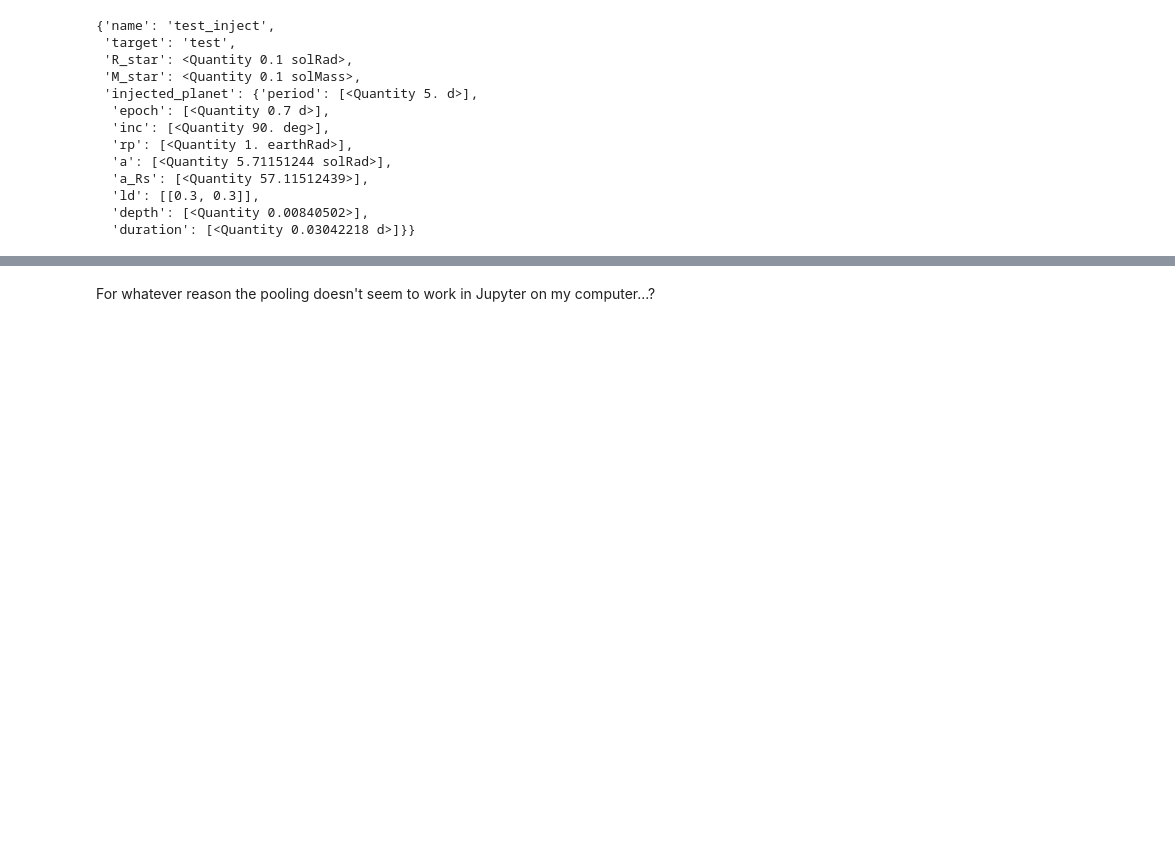
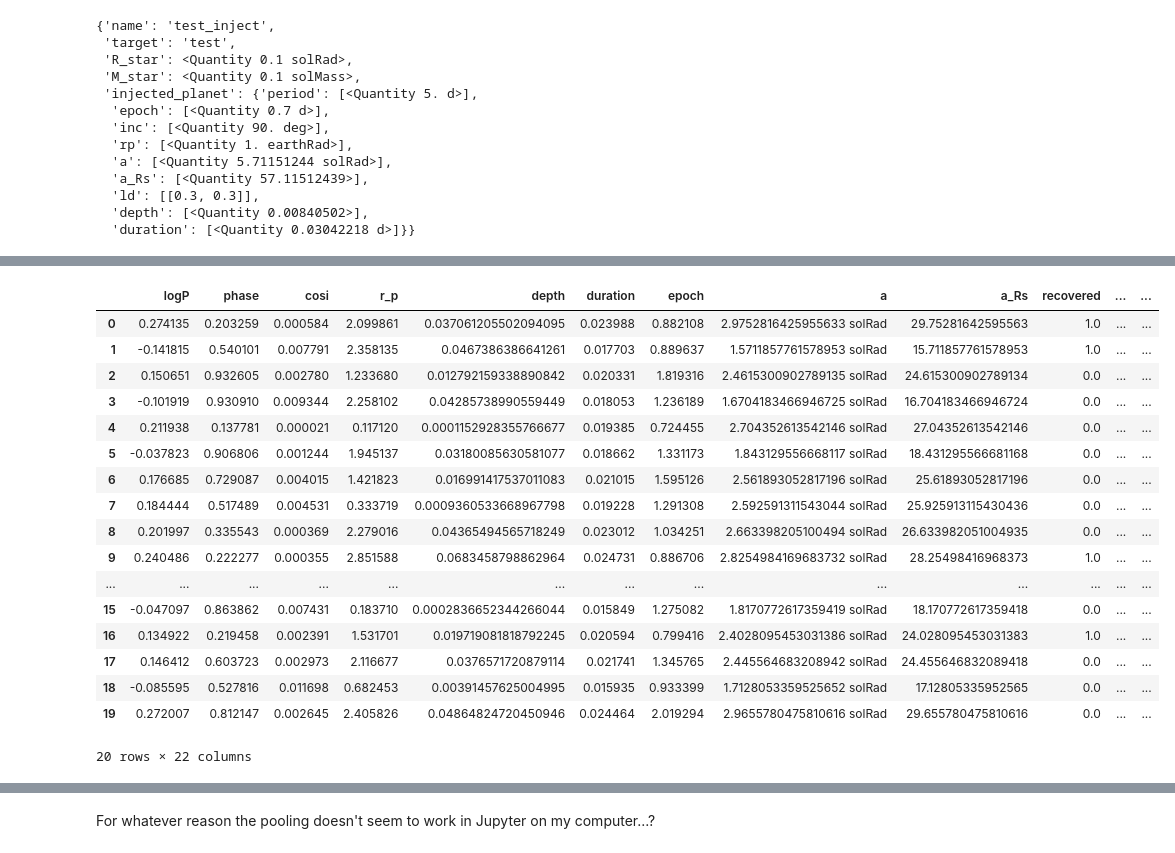
Before and after one commit to catrionamurray/occultence, a Jupyter notebook: occultence/notebooks/test_injecting_transits.ipynb, the cells around one changed output, grey strips where cells are left out. Saved outputs shown, nothing was run; the diff lists cells and outputs as text; code cells hidden in the pictures; blank space fills up the shorter version.

```diff
--- a/occultence/notebooks/test_injecting_transits.ipynb
+++ b/occultence/notebooks/test_injecting_transits.ipynb
@@ -79,2 +99,21 @@ results = targ.full_injection_recovery(nfake=10, pool=False, minimum_planet_radi
 # %%
-# results
+planets_df
+# %% [output]
+|  | logP | phase | cosi | r_p | depth | duration | epoch | a | a_Rs | recovered | ... | ... |
+| 0 | 0.274135 | 0.203259 | 0.000584 | 2.099861 | 0.037061205502094095 | 0.023988 | 0.882108 | 2.9752816425955633 solRad | 29.75281642595563 | 1.0 | ... | ... |
+| 1 | -0.141815 | 0.540101 | 0.007791 | 2.358135 | 0.0467386386641261 | 0.017703 | 0.889637 | 1.5711857761578953 solRad | 15.711857761578953 | 1.0 | ... | ... |
+| 2 | 0.150651 | 0.932605 | 0.002780 | 1.233680 | 0.012792159338890842 | 0.020331 | 1.819316 | 2.4615300902789135 solRad | 24.615300902789134 | 0.0 | ... | ... |
+| 3 | -0.101919 | 0.930910 | 0.009344 | 2.258102 | 0.04285738990559449 | 0.018053 | 1.236189 | 1.6704183466946725 solRad | 16.704183466946724 | 0.0 | ... | ... |
+| 4 | 0.211938 | 0.137781 | 0.000021 | 0.117120 | 0.0001152928355766677 | 0.019385 | 0.724455 | 2.704352613542146 solRad | 27.04352613542146 | 0.0 | ... | ... |
+| 5 | -0.037823 | 0.906806 | 0.001244 | 1.945137 | 0.03180085630581077 | 0.018662 | 1.331173 | 1.843129556668117 solRad | 18.431295566681168 | 0.0 | ... | ... |
+| 6 | 0.176685 | 0.729087 | 0.004015 | 1.421823 | 0.016991417537011083 | 0.021015 | 1.595126 | 2.561893052817196 solRad | 25.61893052817196 | 0.0 | ... | ... |
+| 7 | 0.184444 | 0.517489 | 0.004531 | 0.333719 | 0.0009360533668967798 | 0.019228 | 1.291308 | 2.592591311543044 solRad | 25.925913115430436 | 0.0 | ... | ... |
+| 8 | 0.201997 | 0.335543 | 0.000369 | 2.279016 | 0.04365494565718249 | 0.023012 | 1.034251 | 2.663398205100494 solRad | 26.633982051004935 | 0.0 | ... | ... |
+| 9 | 0.240486 | 0.222277 | 0.000355 | 2.851588 | 0.0683458798862964 | 0.024731 | 0.886706 | 2.8254984169683732 solRad | 28.25498416968373 | 1.0 | ... | ... |
+| ... | ... | ... | ... | ... | ... | ... | ... | ... | ... | ... | ... | ... |
+| 15 | -0.047097 | 0.863862 | 0.007431 | 0.183710 | 0.0002836652344266044 | 0.015849 | 1.275082 | 1.8170772617359419 solRad | 18.170772617359418 | 0.0 | ... | ... |
+| 16 | 0.134922 | 0.219458 | 0.002391 | 1.531701 | 0.019719081818792245 | 0.020594 | 0.799416 | 2.4028095453031386 solRad | 24.028095453031383 | 1.0 | ... | ... |
+| 17 | 0.146412 | 0.603723 | 0.002973 | 2.116677 | 0.0376571720879114 | 0.021741 | 1.345765 | 2.445564683208942 solRad | 24.455646832089418 | 0.0 | ... | ... |
+| 18 | -0.085595 | 0.527816 | 0.011698 | 0.682453 | 0.00391457625004995 | 0.015935 | 0.933399 | 1.7128053359525652 solRad | 17.12805335952565 | 0.0 | ... | ... |
+| 19 | 0.272007 | 0.812147 | 0.002645 | 2.405826 | 0.04864824720450946 | 0.024464 | 2.019294 | 2.9655780475810616 solRad | 29.655780475810616 | 0.0 | ... | ... |
+20 rows × 22 columns
```
Also changed, not shown: parts of 20 cells of this notebook, 2 other files.
